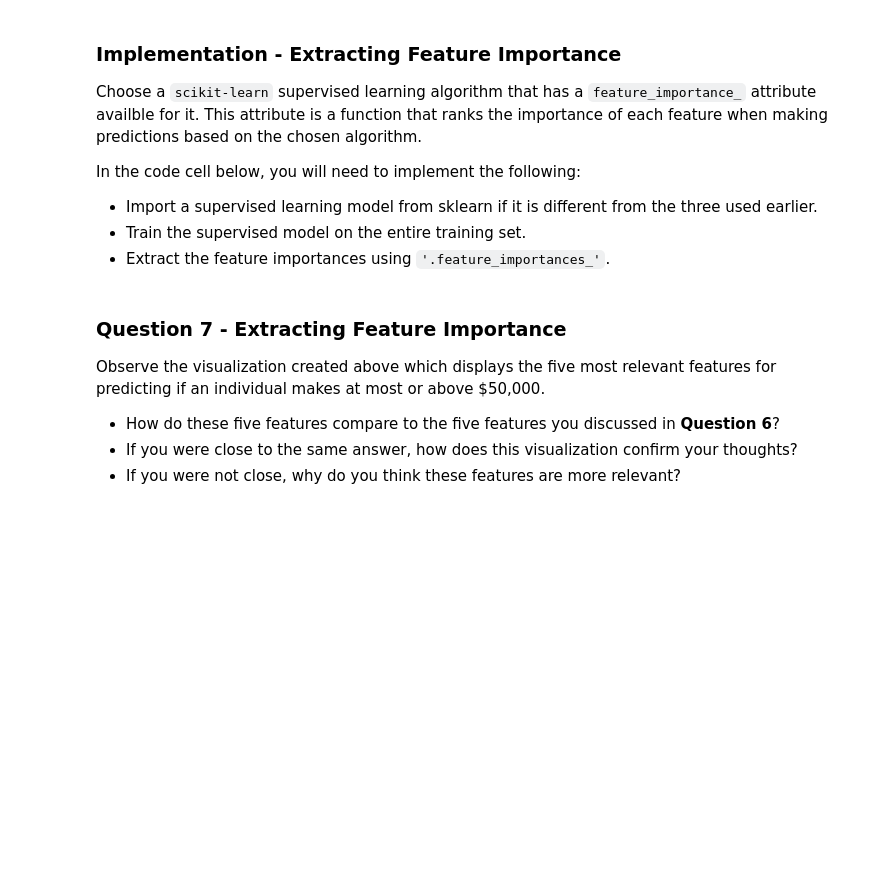
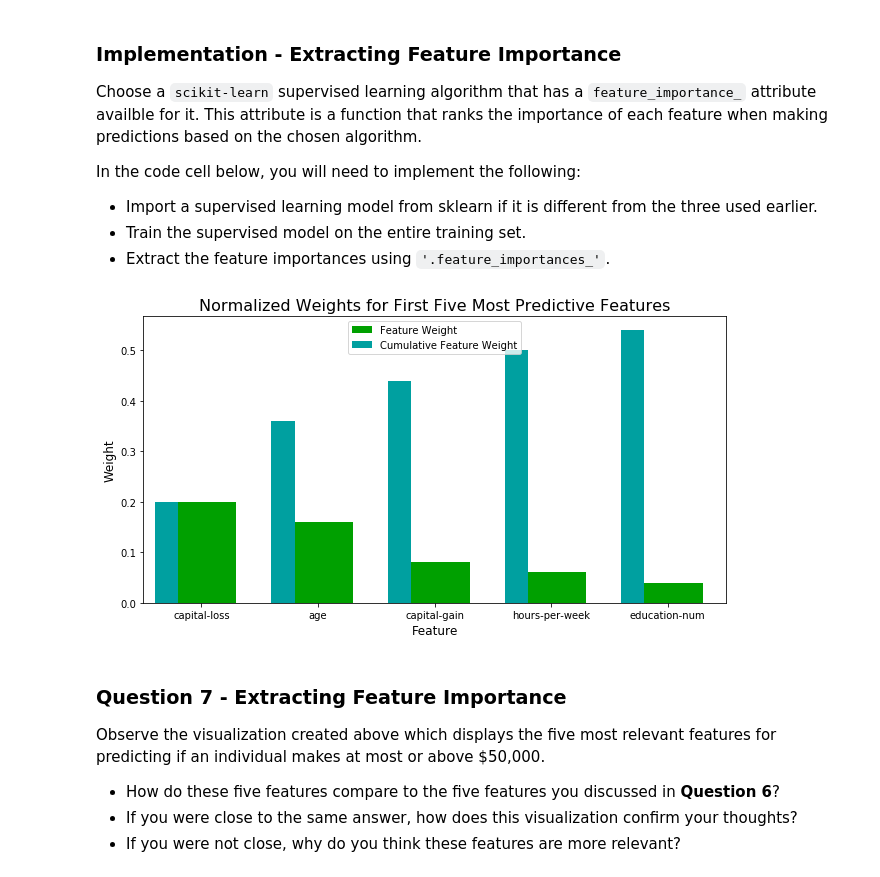
Before and after one commit to hammad93/machine-learning-projects, a Jupyter notebook: projects/finding_donors/finding_donors.ipynb, the cells around one changed output. Saved outputs shown, nothing was run; the diff lists cells and outputs as text; code cells hidden in the pictures; blank space fills up the shorter version.

```diff
--- a/projects/finding_donors/finding_donors.ipynb
+++ b/projects/finding_donors/finding_donors.ipynb
@@ -590,16 +628,19 @@ In the code cell below, you will need to implement the following:
  - Extract the feature importances using `'.feature_importances_'`.
 # %%
 # TODO: Import a supervised learning model that has 'feature_importances_'
-
+# NOTE: The algorithm chosen is AdaBoostClassifier and has already been imported
+clf_importance = AdaBoostClassifier()
 
 # TODO: Train the supervised model on the training set using .fit(X_train, y_train)
-model = None
+model = clf_importance.fit(X_train, y_train)
 
 # TODO: Extract the feature importances using .feature_importances_
-importances = None
+importances = model.feature_importances_
 
 # Plot
 vs.feature_plot(importances, X_train, y_train)
+# %% [output]
+[figure, added]
 # %% [markdown]
 ### Question 7 - Extracting Feature Importance
 
```
Also changed, not shown: parts of 15 cells of this notebook.
